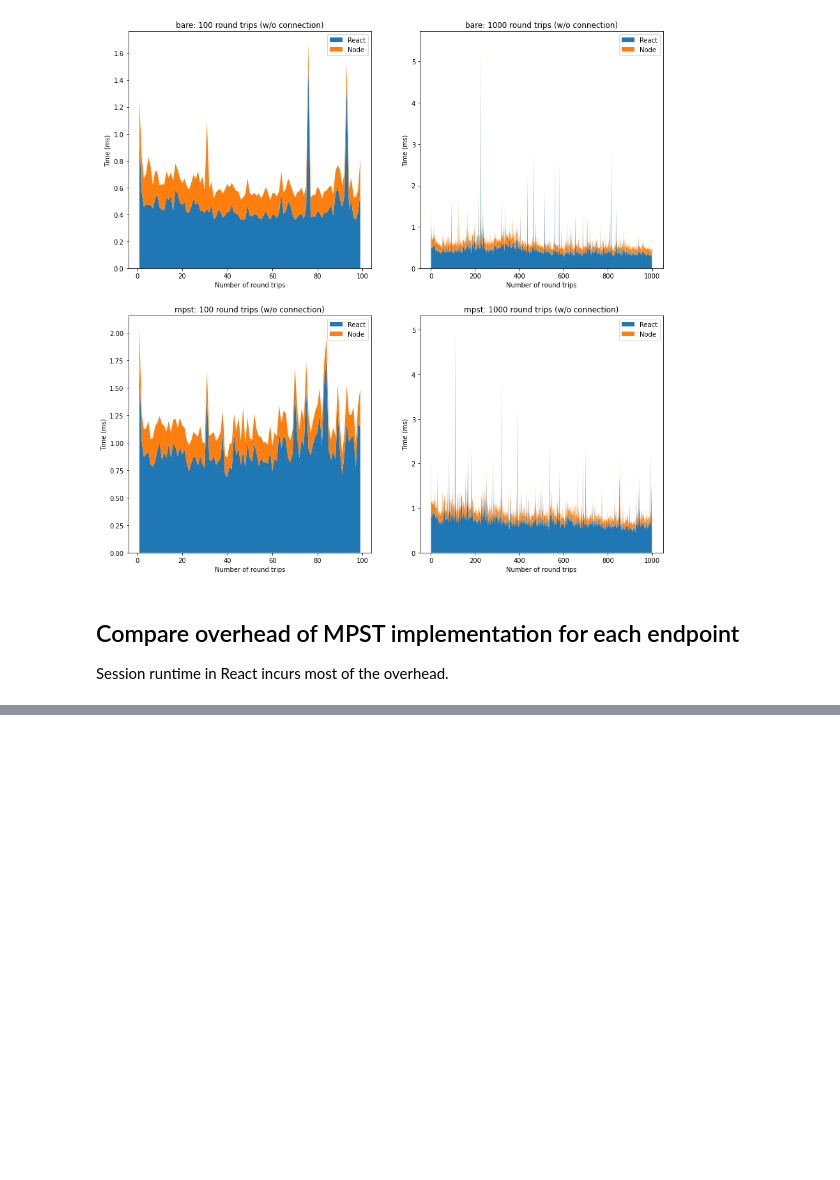
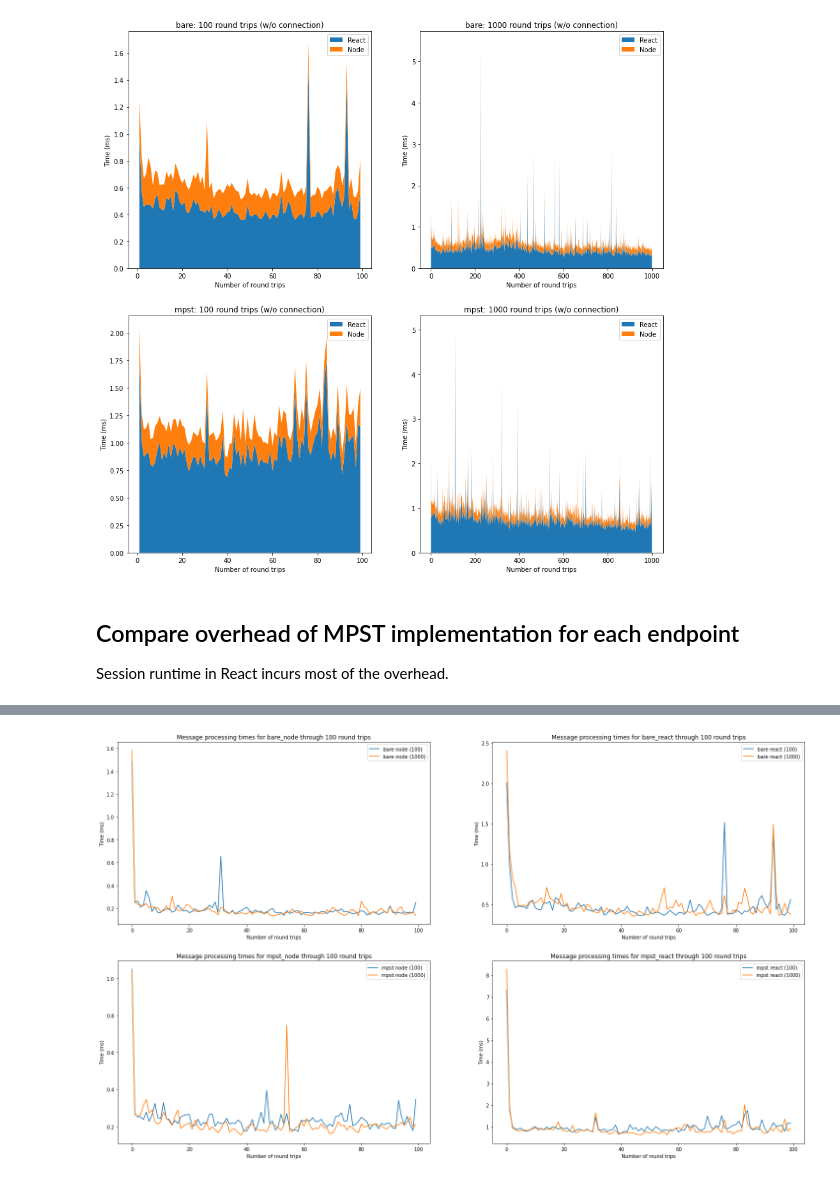
Before and after one commit to ansonmiu0214/SessionTS-Benchmarks, a Jupyter notebook: SessionTS_Benchmarks.ipynb, the cells around one changed output, grey strips where cells are left out. Drawn from its saved outputs; the diff is of its cells as text; code cells hidden in the pictures; blank space fills up the shorter version.

```diff
--- a/SessionTS_Benchmarks.ipynb
+++ b/SessionTS_Benchmarks.ipynb
@@ -363,0 +379,45 @@ Average message processing time for React (w/o connection)
+# %%
+def compare_first_100_overlay(library, fig, axs, *,
+                              variant,
+                              endpoint,
+                              ignore_connection=False):
+    logs_100 = library.get(variant=variant, num_msgs=100)
+    logs_1000 = library.get(variant=variant, num_msgs=1000)
+
+    times_100 = logs_100.avg_timeline(endpoint)
+    times_1000 = logs_1000.avg_timeline(endpoint)
+
+    if ignore_connection:
+        times_100 = times_100[1:]
+        times_1000 = times_1000[1:100]
+        time_axis = np.arange(1, 100)
+    else:
+        times_1000 = times_1000[:100]
+        time_axis = np.arange(100)
+
+    axs.plot(time_axis, times_100, label=f'{variant} {endpoint} (100)')
+    axs.plot(time_axis, times_1000, label=f'{variant} {endpoint} (1000)')
+
+    axs.set_xlabel('Number of round trips')
+    axs.set_ylabel('Time (ms)')
+
+    if ignore_connection:
+        axs.set_title(f'Message processing times for {variant}_{endpoint} '
+                      f'through 100 round trips (w/o connection)')
+    else:
+        axs.set_title(f'Message processing times for {variant}_{endpoint} '
+                      f'through 100 round trips')
+
+    axs.legend(loc='best')
+# %%
+fig = plt.figure(figsize=(25, 15))
+
+for i, variant in enumerate(VARIANTS):
+    for j, endpoint in enumerate(ENDPOINTS):
+        idx = i * len(ENDPOINTS) + j + 1
+        axs = fig.add_subplot(len(VARIANTS), len(ENDPOINTS), idx)
+        compare_first_100_overlay(library, fig, axs,
+                                  variant=variant,
+                                  endpoint=endpoint)
+# %% [output]
+[figure, added]
```
Also changed, not shown: parts of 12 cells of this notebook.
